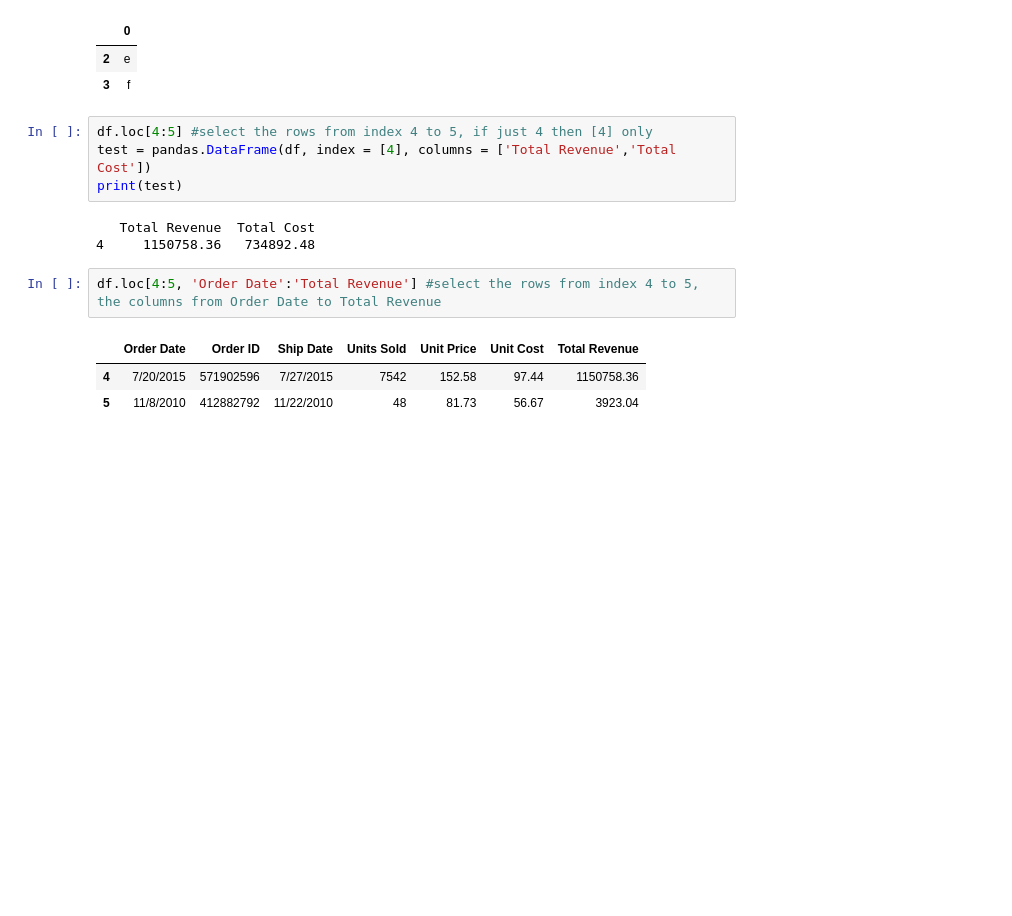
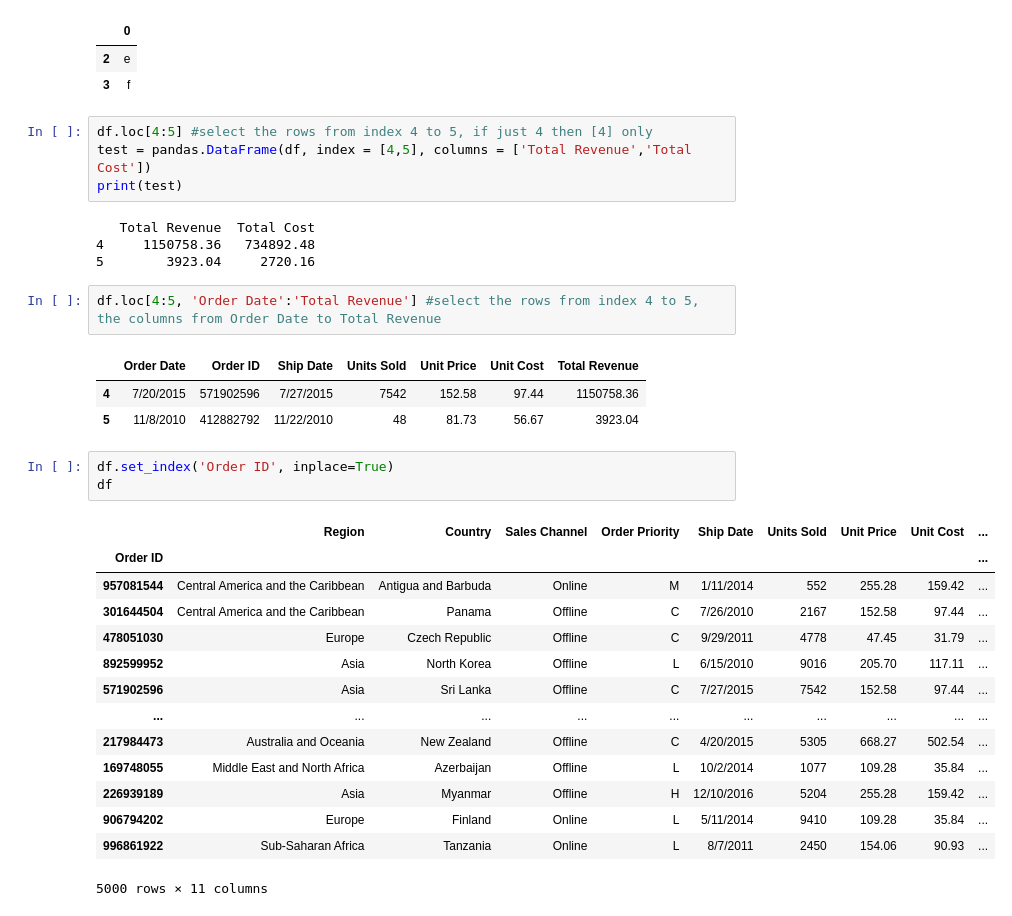
Before and after one commit to anhmaiusa/AnhMai, a Jupyter notebook: Python_for_Accountant.ipynb, the cells around one changed output. Saved outputs shown, nothing was run; the diff lists cells and outputs as text; blank space fills up the shorter version.

```diff
--- a/Python_for_Accountant.ipynb
+++ b/Python_for_Accountant.ipynb
@@ -157,14 +157,33 @@ df_two.loc[2:3] #follow the sequential order, at integer locations to get rows/c
 | 3 | f |
 # %%
 df.loc[4:5] #select the rows from index 4 to 5, if just 4 then [4] only
-test = pandas.DataFrame(df, index = [4], columns = ['Total Revenue','Total Cost'])
+test = pandas.DataFrame(df, index = [4,5], columns = ['Total Revenue','Total Cost'])
 print(test)
 # %% [output]
    Total Revenue  Total Cost
 4     1150758.36   734892.48
+5        3923.04     2720.16
 # %%
 df.loc[4:5, 'Order Date':'Total Revenue'] #select the rows from index 4 to 5, the columns from Order Date to Total Revenue
 # %% [output]
 |  | Order Date | Order ID | Ship Date | Units Sold | Unit Price | Unit Cost | Total Revenue |
 | 4 | 7/20/2015 | 571902596 | 7/27/2015 | 7542 | 152.58 | 97.44 | 1150758.36 |
 | 5 | 11/8/2010 | 412882792 | 11/22/2010 | 48 | 81.73 | 56.67 | 3923.04 |
+# %%
+df.set_index('Order ID', inplace=True)
+df
+# %% [output]
+|  | Region | Country | Sales Channel | Order Priority | Ship Date | Units Sold | Unit Price | Unit Cost | ... |
+| Order ID |  |  |  |  |  |  |  |  | ... |
+| 957081544 | Central America and the Caribbean | Antigua and Barbuda | Online | M | 1/11/2014 | 552 | 255.28 | 159.42 | ... |
+| 301644504 | Central America and the Caribbean | Panama | Offline | C | 7/26/2010 | 2167 | 152.58 | 97.44 | ... |
+| 478051030 | Europe | Czech Republic | Offline | C | 9/29/2011 | 4778 | 47.45 | 31.79 | ... |
+| 892599952 | Asia | North Korea | Offline | L | 6/15/2010 | 9016 | 205.70 | 117.11 | ... |
+| 571902596 | Asia | Sri Lanka | Offline | C | 7/27/2015 | 7542 | 152.58 | 97.44 | ... |
+| ... | ... | ... | ... | ... | ... | ... | ... | ... | ... |
+| 217984473 | Australia and Oceania | New Zealand | Offline | C | 4/20/2015 | 5305 | 668.27 | 502.54 | ... |
+| 169748055 | Middle East and North Africa | Azerbaijan | Offline | L | 10/2/2014 | 1077 | 109.28 | 35.84 | ... |
+| 226939189 | Asia | Myanmar | Offline | H | 12/10/2016 | 5204 | 255.28 | 159.42 | ... |
+| 906794202 | Europe | Finland | Online | L | 5/11/2014 | 9410 | 109.28 | 35.84 | ... |
+| 996861922 | Sub-Saharan Africa | Tanzania | Online | L | 8/7/2011 | 2450 | 154.06 | 90.93 | ... |
+5000 rows × 11 columns
```
Also changed, not shown: parts of 1 cell of this notebook.
